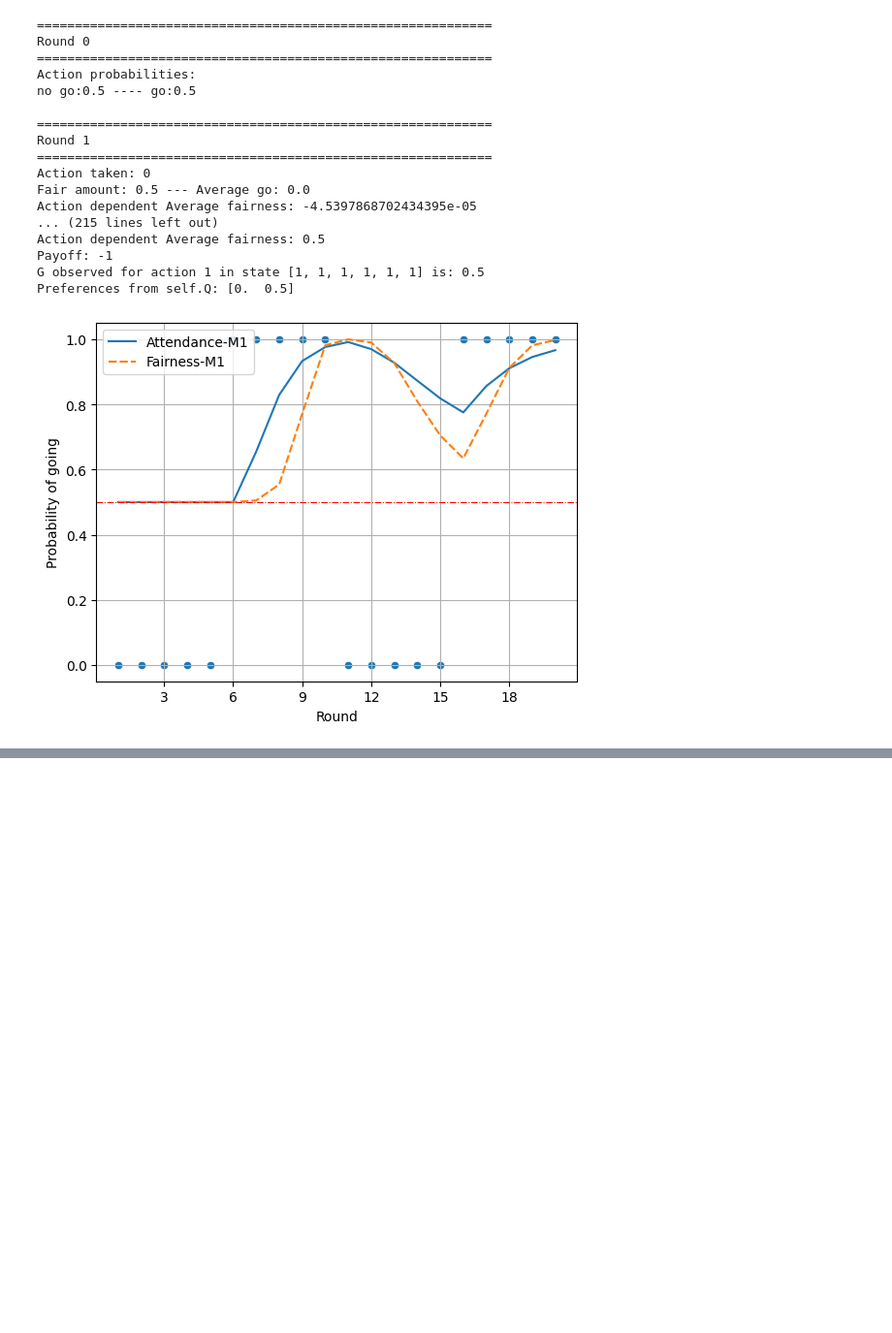
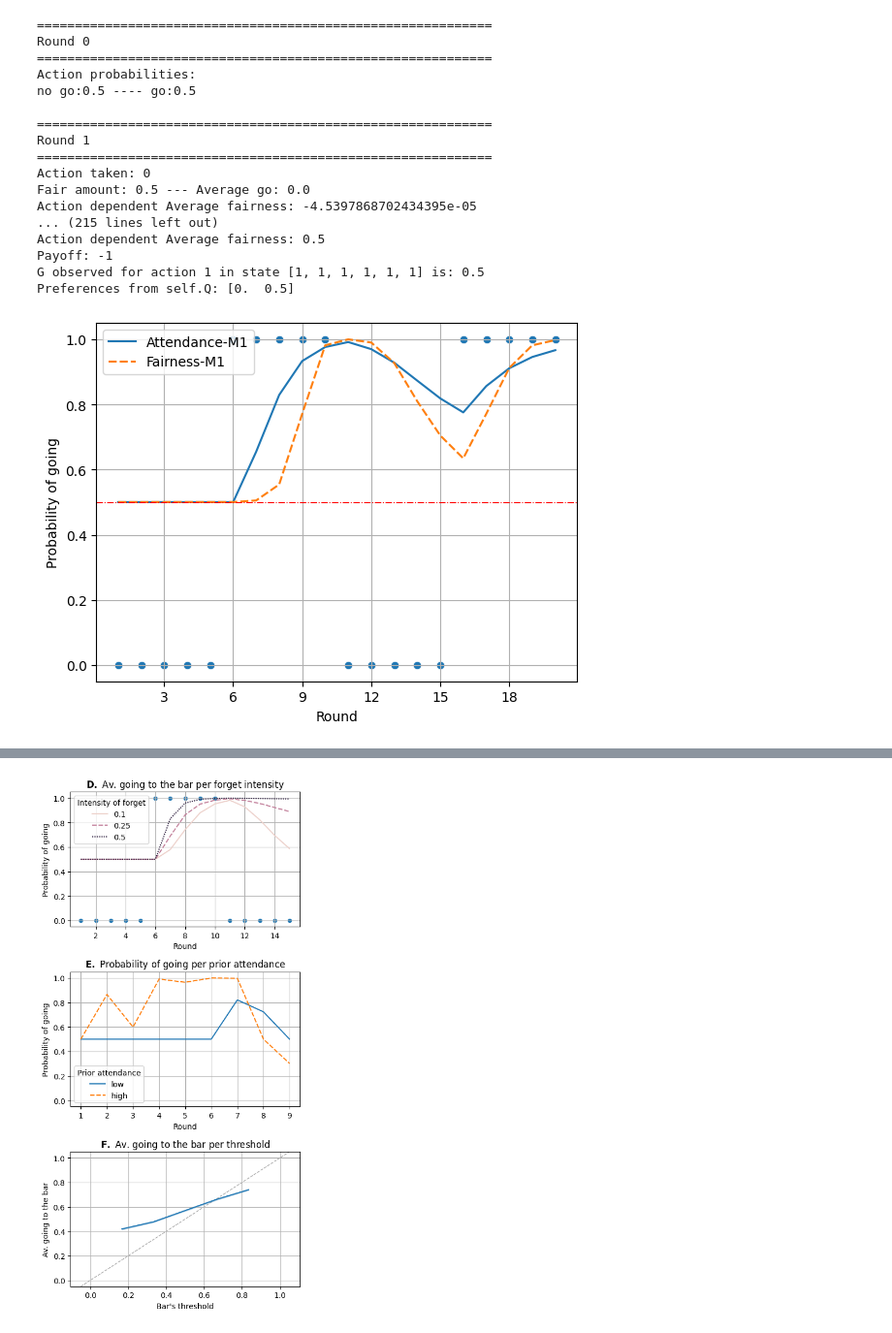
Before and after one commit to EAndrade-Lotero/Cognitive_Models_El_Farol_Bar_Problem, a Jupyter notebook: Notebooks/test_Payoff_and_Attendance.ipynb, the cells around one changed output, grey strips where cells are left out. Shown at 97% size. Drawn from its saved outputs; the diff is of its cells as text; code cells hidden in the pictures; blank space fills up the shorter version.

```diff
--- a/Notebooks/test_Payoff_and_Attendance.ipynb
+++ b/Notebooks/test_Payoff_and_Attendance.ipynb
@@ -60,10 +62,11 @@ for i, action in enumerate(actions):
 			print("="*60)
 		agent.update(payoff, obs_state)
 
-df = pd.DataFrame({
+dfA = pd.DataFrame({
 	"forget": np.array([[j] * num_rounds for j in forgets]).flatten(),
 	"round": np.array([list(range(1, num_rounds + 1)) for j in forgets]).flatten(),
-	"probability": probabilities.flatten()
+	"probability": probabilities.flatten(),
+	"decision": np.array([[actions[i] for i in range(num_rounds)] for j in forgets]).flatten()
 })
 # %%
 ax = sns.lineplot(
@@ -140,7 +144,7 @@ for i, action in enumerate(actions):
 # print(len(np.array([list(range(1, num_rounds + 1)) for j in range(len(agents))]).flatten()))
 # print(len(probabilities.flatten()))
 
-df = pd.DataFrame({
+df1 = pd.DataFrame({
 	"agent": np.array([[agent.name()] * num_rounds for agent in agents]).flatten(),
 	"round": np.array([list(range(1, num_rounds + 1)) for j in range(len(agents))]).flatten(),
 	"probability": probabilities.flatten()
@@ -245,0 +471,64 @@ ParameterFit.run(
+# %%
+fig, ax = plt.subplots(
+    3, 1,
+    figsize=(5, 10),
+    tight_layout=True
+)
+
+sns.lineplot(
+    x="round", y="probability",
+	hue="forget",
+    style="forget",
+	data=dfA,
+    ax=ax[0],
+)
+sns.scatterplot(
+    x="round", y="decision",
+    data=dfA, ax=ax[0]
+)
+ax[0].xaxis.set_major_locator(MaxNLocator(integer=True))
+ax[0].grid()
+ax[0].set_ylim(-0.05, 1.05)
+ax[0].set_xlabel("Round")
+ax[0].set_ylabel("Probability of going")
+ax[0].legend(title="Intensity of forget")
+ax[0].set_title(r"$\bf{D.}$ Av. going to the bar per forget intensity")
+
+
+sns.lineplot(
+    x="round", y="probability",
+    hue="threshold", style="threshold",
+	data=df4, ax=ax[1]
+)
+# sns.scatterplot(
+#     x="round", y="decision",
+#     style="threshold",
+# 	data=df, ax=ax
+# )
+ax[1].xaxis.set_major_locator(MaxNLocator(integer=True))
+ax[1].grid()
+ax[1].set_ylim(-0.05, 1.05)
+ax[1].set_xlabel("Round")
+ax[1].set_ylabel("Probability of going")
+ax[1].legend(title="Prior attendance")
+ax[1].set_title(r"$\bf{E.}$ Probability of going per prior attendance")
+
+sns.lineplot(
+    x="threshold", y="decision",
+    data=df5,
+    ax=ax[2]
+)
+ax[2].set_ylim(-0.05, 1.05)
+x0, x1 = ax[2].get_xlim()
+y0, y1 = ax[2].get_ylim()
+lo, hi = min(x0, y0), max(x1, y1)
+ax[2].plot([lo, hi], [lo, hi], color='gray', linestyle='--', linewidth=1, alpha=0.7, zorder=0)
+ax[2].grid()
+ax[2].set_xlabel("Bar's threshold")
+ax[2].set_ylabel("Av. going to the bar")
+ax[2].set_title(r"$\bf{F.}$ Av. going to the bar per threshold")
+
+plt.show()
+fig.savefig(PATHS['exploratory_figures'] / 'Fig7.png', dpi=300)
+# %% [output]
+[figure, added]
```
Also changed, not shown: parts of 11 cells of this notebook, 1 other file.
